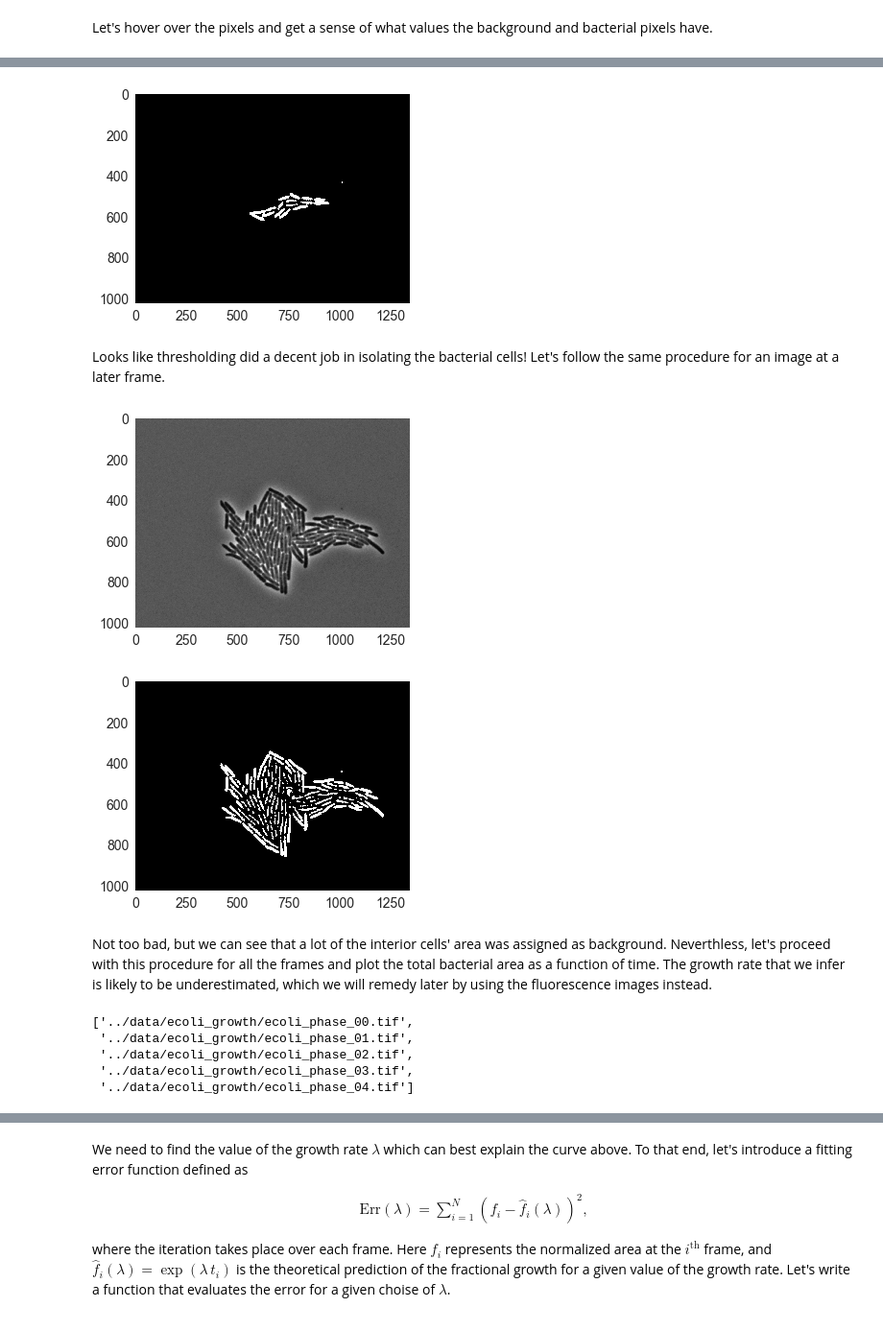
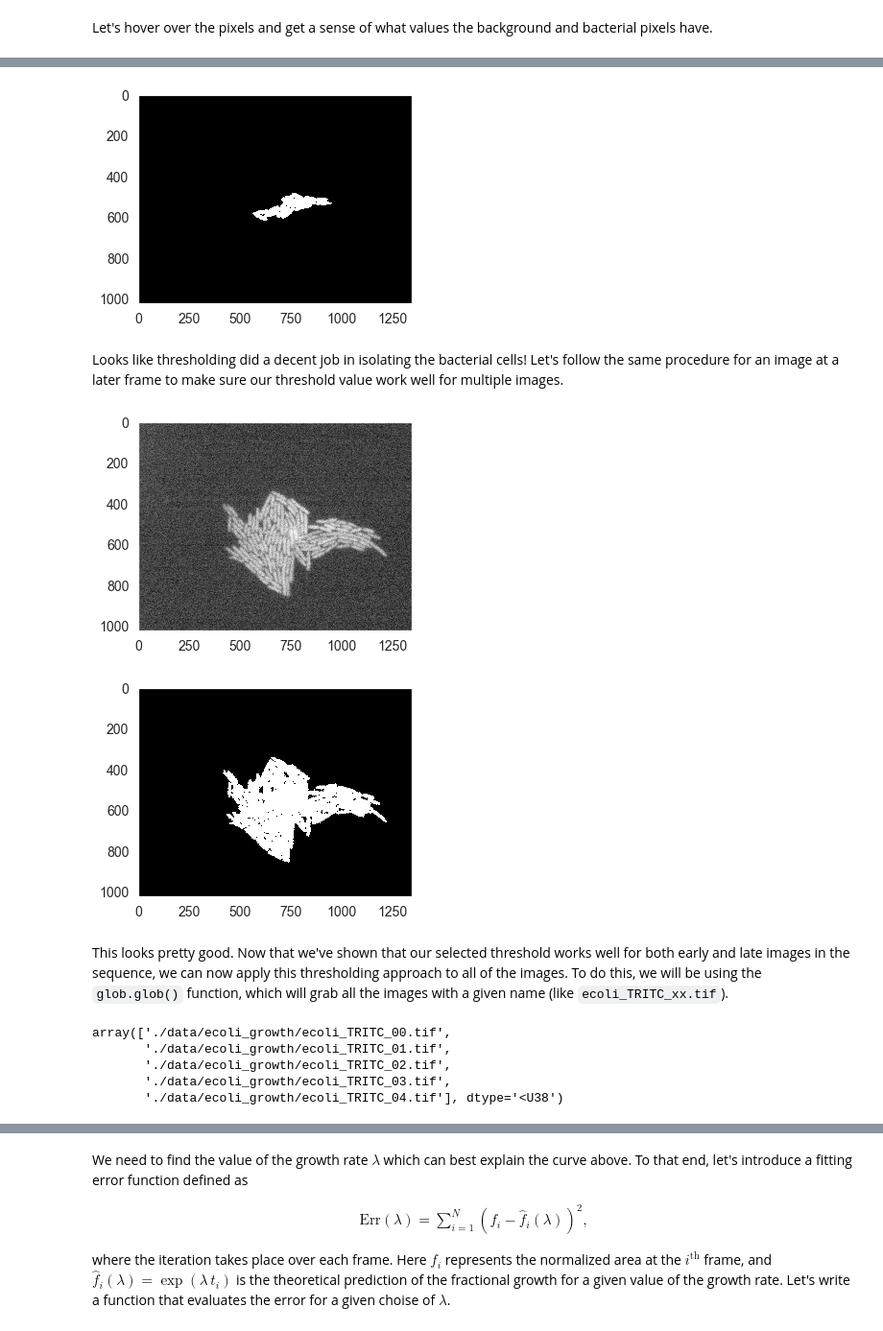
Before and after one commit to RPGroup-PBoC/be262, a Jupyter notebook: code/bacterial_growth.ipynb, the cells around one changed output, grey strips where cells are left out. Shown at 96% size. Cells and saved outputs as stored; diff of their text form; code cells hidden in the pictures.

```diff
--- a/code/bacterial_growth.ipynb
+++ b/code/bacterial_growth.ipynb
@@ -145,46 +125,48 @@ The peak that dominates the distribution is in the range where the background pi
 # %%
+%matplotlib inline
+
 # Threshold value
-threshold = 0.2
+threshold = 0.4
 
 # Apply the threshold and show the segmented image
-plt.imshow(im_float < threshold, cmap = plt.cm.Greys_r)
-plt.grid('off')
+plt.imshow(im_float > threshold, cmap = plt.cm.Greys_r)
+plt.grid(False)
 # %% [output]
-[figure, old version]
+[figure, new version]
 # %% [markdown]
-Looks like thresholding did a decent job in isolating the bacterial cells! Let's follow the same procedure for an image at a later frame.
+Looks like thresholding did a decent job in isolating the bacterial cells! Let's follow the same procedure for an image at a later frame to make sure our threshold value work well for multiple images.
 # %%
 # Load the image
-im = skimage.io.imread('../data/ecoli_growth/ecoli_phase_18.tif')
+im = skimage.io.imread('./data/ecoli_growth/ecoli_TRITC_18.tif')
 
 # Show the image
 plt.imshow(im, cmap = plt.cm.Greys_r)
-plt.grid('off')
+plt.grid(False)
 # %% [output]
-[figure, old version]
+[figure, new version]
 # %%
 # Renormalize the image
 im_float = (im - np.min(im))/(np.max(im) - np.min(im))
 
 # Apply the threshold and show the segmented image
-plt.imshow(im_float < threshold, cmap = plt.cm.Greys_r)
-plt.grid('off')
+plt.imshow(im_float > threshold, cmap = plt.cm.Greys_r)
+plt.grid(False)
 # %% [output]
-[figure, old version]
+[figure, new version]
-# %% [markdown]
-Not too bad, but we can see that a lot of the interior cells' area was assigned as background. Neverthless, let's proceed with this procedure for all the frames and plot the total bacterial area as a function of time. The growth rate that we infer is likely to be underestimated, which we will remedy later by using the fluorescence images instead.
+# %% [markdown]
+This looks pretty good. Now that we've shown that our selected threshold works well for both early and late images in the sequence, we can now apply this thresholding approach to all of the images. To do this, we will be using the `glob.glob()` function, which will grab all the images with a given name (like `ecoli_TRITC_xx.tif`).
 # %%
 # Extract the names of all phase images
-im_names = glob.glob('../data/ecoli_growth/ecoli_phase_*.tif')
+im_names = np.sort(glob.glob('./data/ecoli_growth/ecoli_TRITC_*.tif'))
 
 # Take a look at some
 im_names[0:5]
 # %% [output]
-['../data/ecoli_growth/ecoli_phase_00.tif',
- '../data/ecoli_growth/ecoli_phase_01.tif',
- '../data/ecoli_growth/ecoli_phase_02.tif',
- '../data/ecoli_growth/ecoli_phase_03.tif',
- '../data/ecoli_growth/ecoli_phase_04.tif']
+array(['./data/ecoli_growth/ecoli_TRITC_00.tif',
+       './data/ecoli_growth/ecoli_TRITC_01.tif',
+       './data/ecoli_growth/ecoli_TRITC_02.tif',
+       './data/ecoli_growth/ecoli_TRITC_03.tif',
+       './data/ecoli_growth/ecoli_TRITC_04.tif'], dtype='<U38')
 # %%
 # Number of frames
 n_frames = len(im_names)
```
Also changed, not shown: parts of 44 cells of this notebook, 4 other files.
